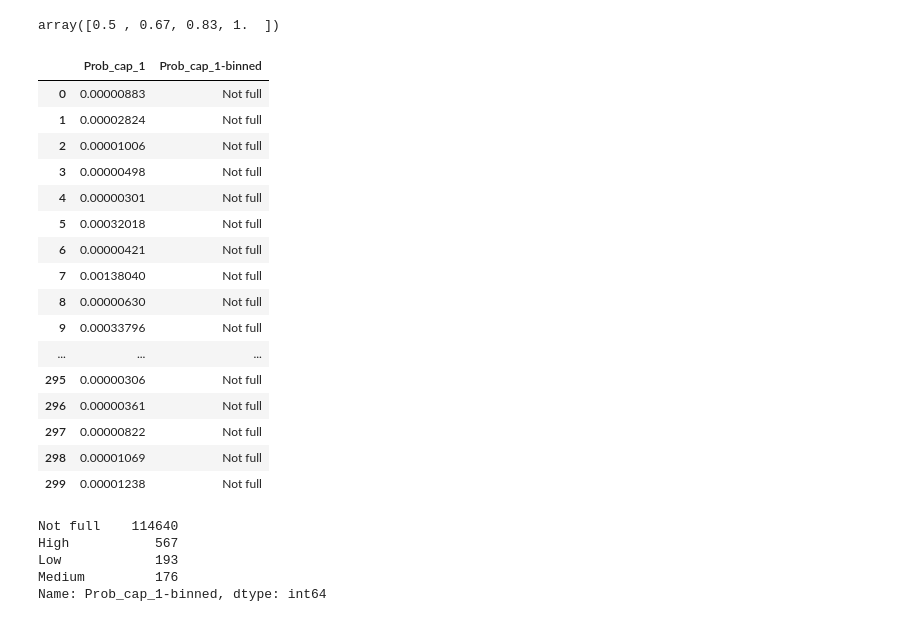
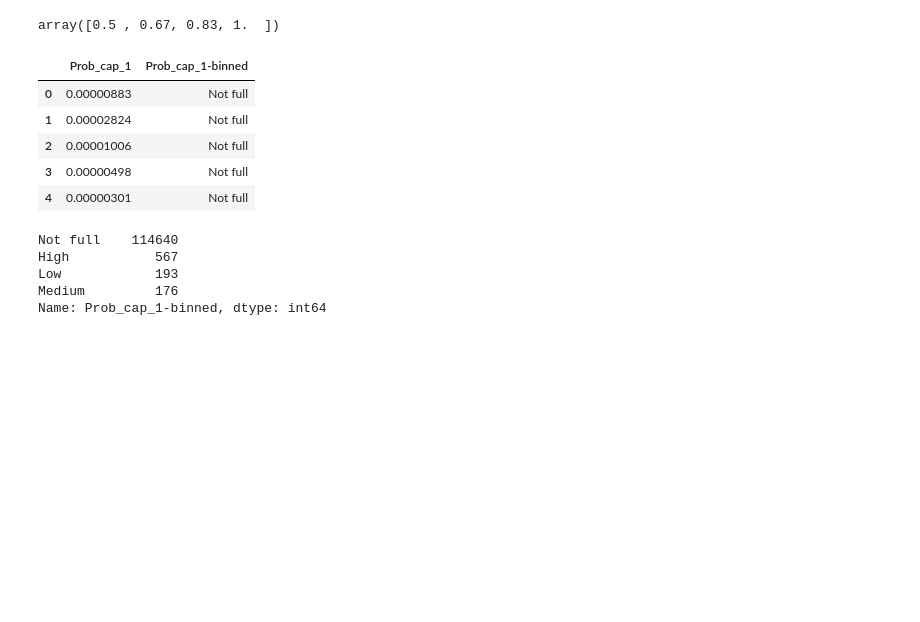
Before and after one commit to maxcas1/ML, a Jupyter notebook: initial-look-raw.ipynb, the cells around one changed output. Saved outputs shown, nothing was run; the diff lists cells and outputs as text; code cells hidden in the pictures; blank space fills up the shorter version.

```diff
--- a/initial-look-raw.ipynb
+++ b/initial-look-raw.ipynb
@@ -479,25 +457,14 @@ diff_df['Prob_cap_1-binned'] = diff_df['Prob_cap_1-binned'].cat.add_categories('
 diff_df['Prob_cap_1-binned'].fillna('Not full', inplace =True)
 #diff_df['Prob_cap_1-binned'].fillna(0, inplace = True)
 # %%
-diff_df[['Prob_cap_1','Prob_cap_1-binned']].head(300)
+diff_df[['Prob_cap_1','Prob_cap_1-binned']].head()
 # %% [output]
 |  | Prob_cap_1 | Prob_cap_1-binned |
 | 0 | 0.00000883 | Not full |
 | 1 | 0.00002824 | Not full |
 | 2 | 0.00001006 | Not full |
 | 3 | 0.00000498 | Not full |
 | 4 | 0.00000301 | Not full |
-| 5 | 0.00032018 | Not full |
-| 6 | 0.00000421 | Not full |
-| 7 | 0.00138040 | Not full |
-| 8 | 0.00000630 | Not full |
-| 9 | 0.00033796 | Not full |
-| ... | ... | ... |
-| 295 | 0.00000306 | Not full |
-| 296 | 0.00000361 | Not full |
-| 297 | 0.00000822 | Not full |
-| 298 | 0.00001069 | Not full |
-| 299 | 0.00001238 | Not full |
 # %%
 diff_df['Prob_cap_1-binned'].value_counts()
 # %% [output]
```
Also changed, not shown: parts of 5 cells of this notebook.
